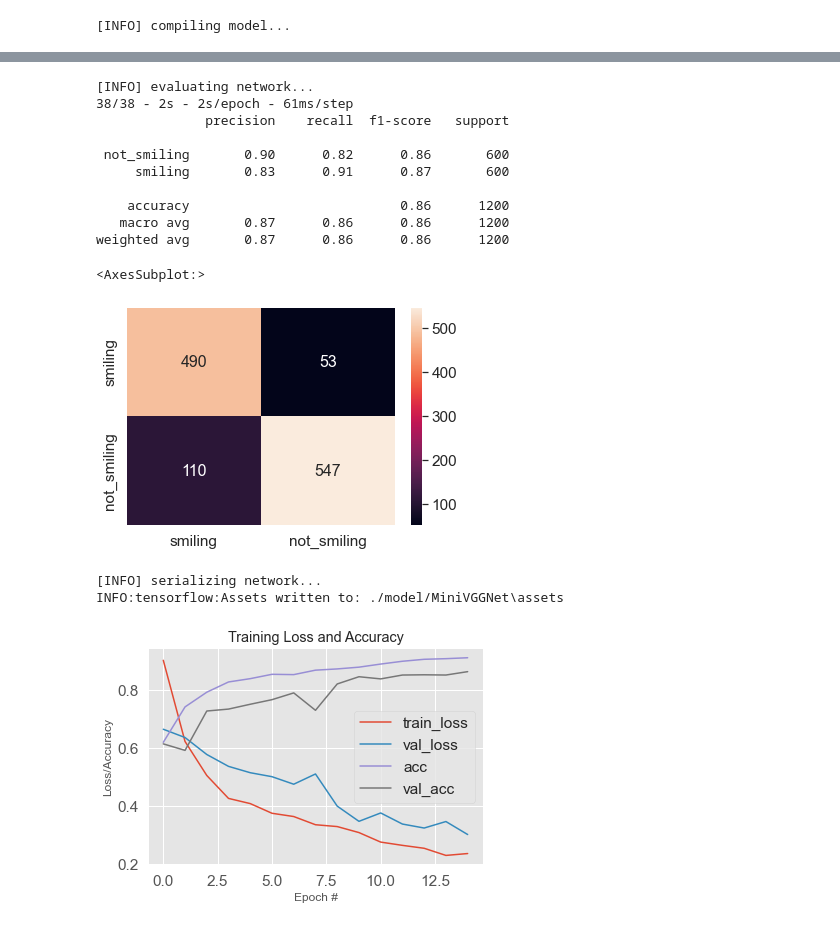
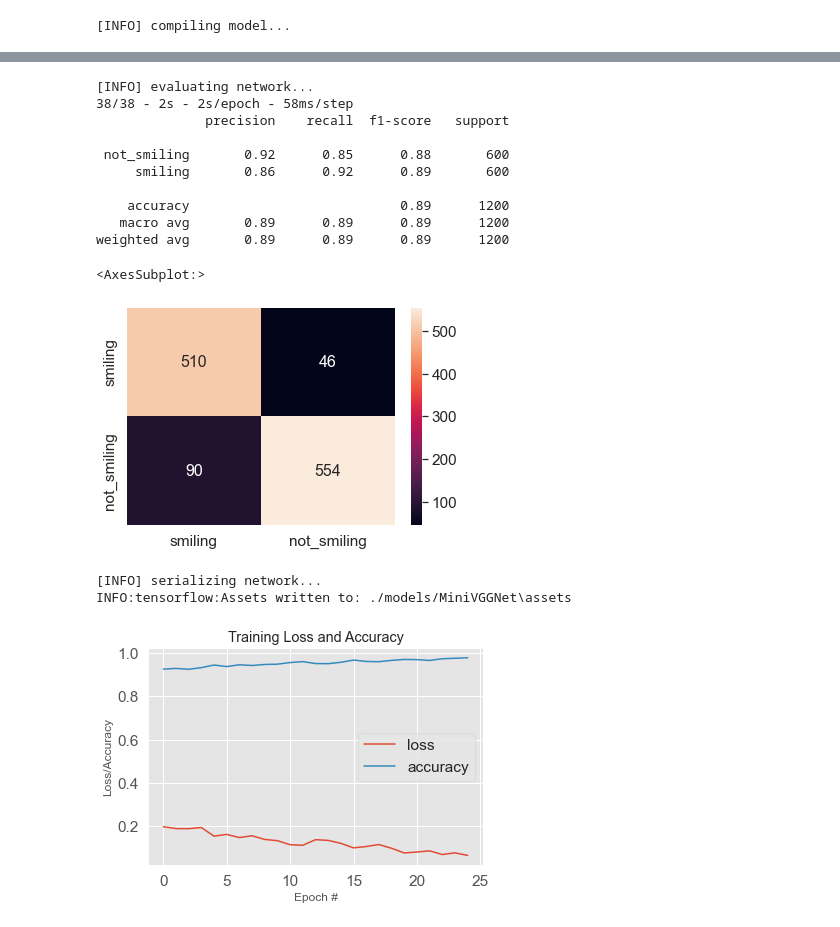
Before and after one commit to Samtron45b/NMKHMT, a Jupyter notebook: MiniVGGNet_CNN.ipynb, the cells around one changed output, grey strips where cells are left out. Cells and saved outputs as stored; diff of their text form; code cells hidden in the pictures.

Commit message:
Retrain CNN with 25 epoch

```diff
--- a/MiniVGGNet_CNN.ipynb
+++ b/MiniVGGNet_CNN.ipynb
@@ -89,6 +90,6 @@ model.compile(loss="binary_crossentropy", optimizer=opt, metrics=["accuracy"])
 # %%
 # train the network
 print("[INFO] training network...")
-H = model.fit(trainX, trainY, validation_data=(testX, testY), class_weight=classWeight, batch_size=64, epochs=15, verbose=1)
+H = model.fit(trainX, trainY, validation_data=(testX, testY), class_weight=classWeight, batch_size=64, epochs=25, verbose=1)
 # %% [output]
 [INFO] training network...
@@ -115,15 +116,15 @@ predictions = model.predict(testX, verbose=2)
 print(classification_report(testY.argmax(axis=1), predictions.argmax(axis=1), target_names=le.classes_))
 # %% [output]
 [INFO] evaluating network...
-38/38 - 2s - 2s/epoch - 61ms/step
+38/38 - 2s - 2s/epoch - 58ms/step
               precision    recall  f1-score   support
 
- not_smiling       0.90      0.82      0.86       600
-     smiling       0.83      0.91      0.87       600
+ not_smiling       0.92      0.85      0.88       600
+     smiling       0.86      0.92      0.89       600
 
-    accuracy                           0.86      1200
-   macro avg       0.87      0.86      0.86      1200
-weighted avg       0.87      0.86      0.86      1200
+    accuracy                           0.89      1200
+   macro avg       0.89      0.89      0.89      1200
+weighted avg       0.89      0.89      0.89      1200
 # %%
 matrix = confusion_matrix(predictions.argmax(axis=1), testY.argmax(axis=1))
 df_cm = pd.DataFrame(matrix, ["smiling", "not_smiling"], ["smiling", "not_smiling"])
@@ -132,26 +133,24 @@ sn.set(font_scale=1.4) # for label size
 sn.heatmap(df_cm, annot=True, annot_kws={"size": 16}, fmt="g") # font size
 # %% [output]
 <AxesSubplot:>
-[figure, old version]
+[figure, new version]
 # %%
 # save the model to disk
 print("[INFO] serializing network...")
 model.save("./models/MiniVGGNet")
 # %% [output]
 [INFO] serializing network...
-INFO:tensorflow:Assets written to: ./model/MiniVGGNet\assets
+INFO:tensorflow:Assets written to: ./models/MiniVGGNet\assets
 # %%
 # plot the training + testing loss and accuracy
 plt.style.use("ggplot")
 plt.figure()
-plt.plot(np.arange(0, 15), H.history["loss"], label="train_loss")
-plt.plot(np.arange(0, 15), H.history["val_loss"], label="val_loss")
-plt.plot(np.arange(0, 15), H.history["accuracy"], label="acc")
-plt.plot(np.arange(0, 15), H.history["val_accuracy"], label="val_acc")
+plt.plot(np.arange(0, 25), H.history["loss"], label="loss")
+plt.plot(np.arange(0, 25), H.history["accuracy"], label="accuracy")
 plt.title("Training Loss and Accuracy")
 plt.xlabel("Epoch #")
 plt.ylabel("Loss/Accuracy")
 plt.legend()
 plt.show()
 # %% [output]
-[figure, old version]
+[figure, new version]
```
Also changed, not shown: parts of 4 cells of this notebook, 12 other files.
